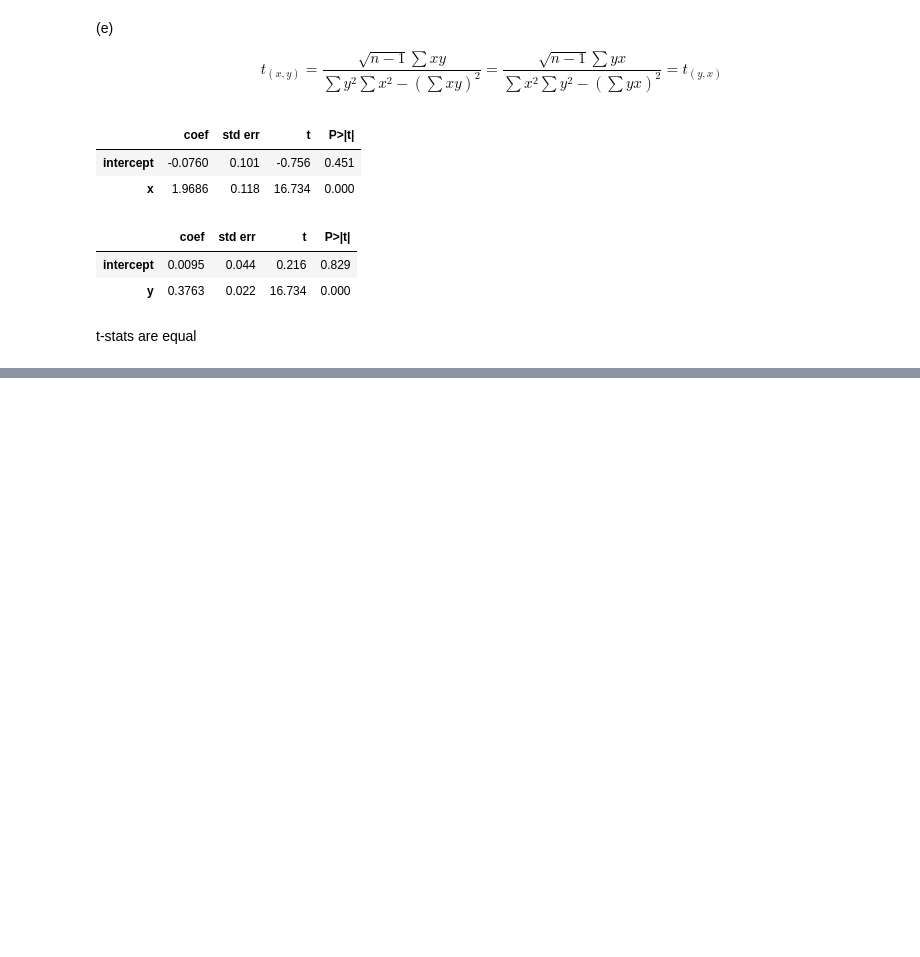
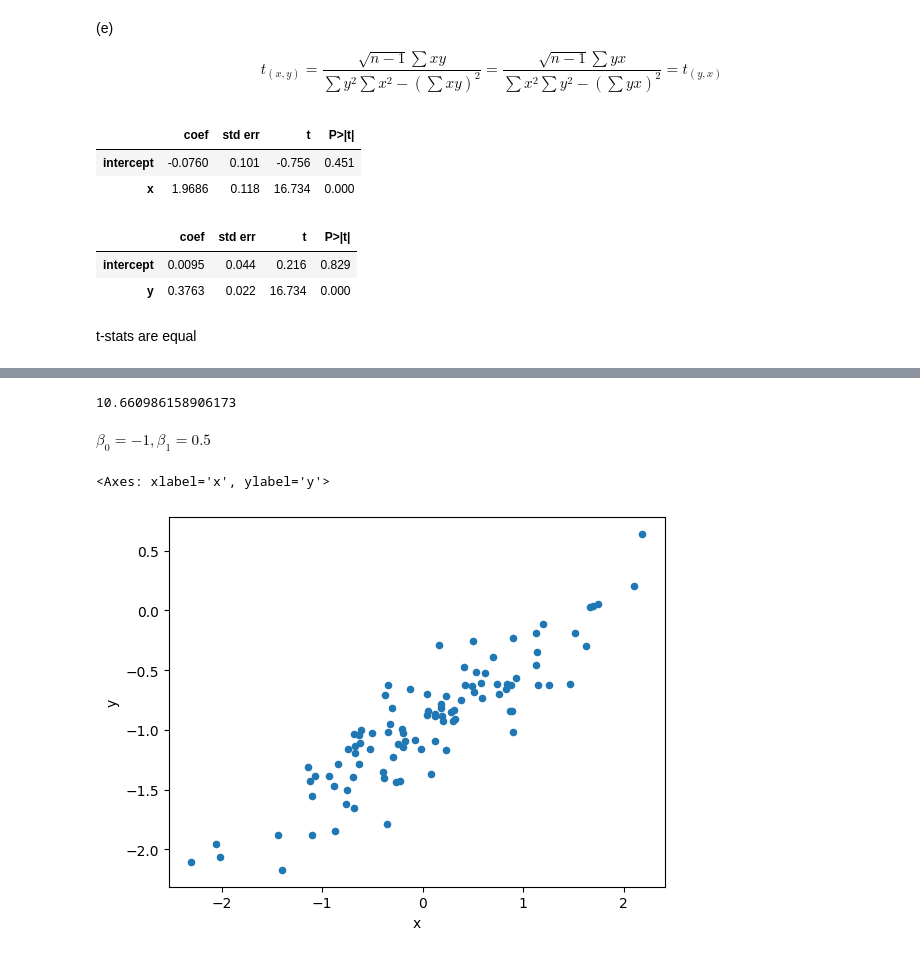
Before and after one commit to burhanuddin20/ISL, a Jupyter notebook: CH3/chapter3Ex.ipynb, the cells around one changed output, grey strips where cells are left out. Drawn from its saved outputs; the diff is of its cells as text; code cells hidden in the pictures; blank space fills up the shorter version.

```diff
--- a/CH3/chapter3Ex.ipynb
+++ b/CH3/chapter3Ex.ipynb
@@ -848,0 +949,22 @@ t-stats are equal
+# %%
+#(a)
+np.random.seed(1)
+x = np.random.normal(size=100)
+# %%
+#(b)
+eps = np.random.normal(0, 0.25, 100)
+# %%
+#(c)
+y = -1 + 0.5 * x + eps
+print(np.linalg.norm(y))
+# %% [output]
+10.660986158906173
+# %% [markdown]
+$\beta_0 = -1, \beta_1 = 0.5$
+# %%
+# (d) scatter plot
+df = pd.DataFrame({'x': x, 'y': y})
+df.plot.scatter('x', 'y')
+# %% [output]
+<Axes: xlabel='x', ylabel='y'>
+[figure, added]
```
Also changed, not shown: parts of 18 cells of this notebook.
